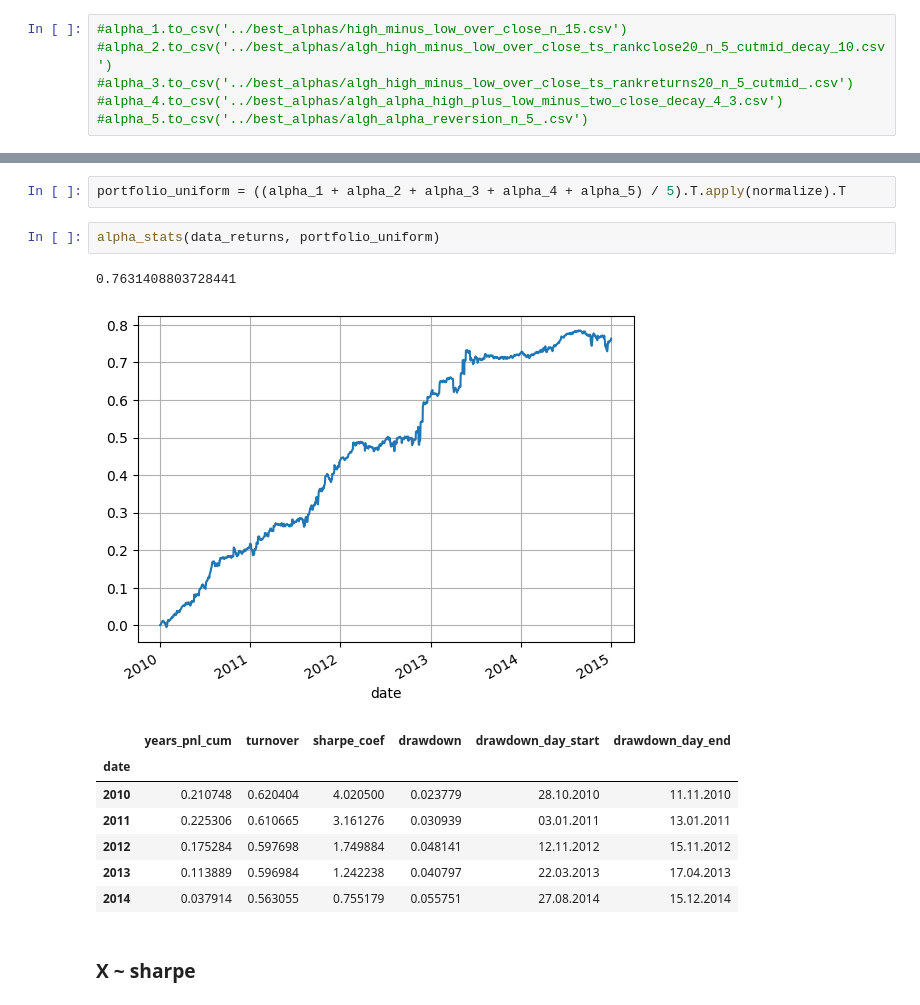
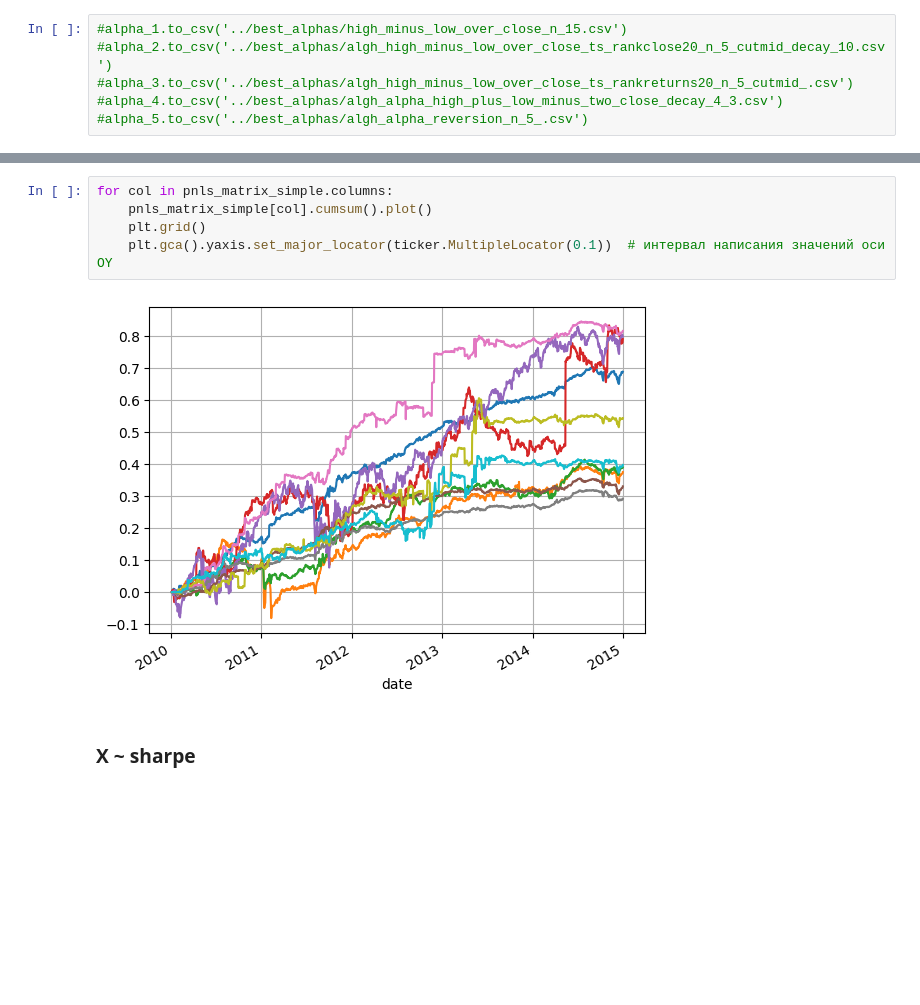
Before and after one commit to ChingisBadmaev/sirius_university, a Jupyter notebook: finding_alphas/task_list_3/portfolio.ipynb, the cells around one changed output, grey strips where cells are left out. Cells and saved outputs as stored; diff of their text form; blank space fills up the shorter version.

```diff
--- a/finding_alphas/task_list_3/portfolio.ipynb
+++ b/finding_alphas/task_list_3/portfolio.ipynb
@@ -411,17 +408,10 @@ plt.show()
-# %%
-portfolio_uniform = ((alpha_1 + alpha_2 + alpha_3 + alpha_4 + alpha_5) / 5).T.apply(normalize).T
-# %%
-alpha_stats(data_returns, portfolio_uniform)
-# %% [output]
-0.7631408803728441
-[figure, removed]
-|  | years_pnl_cum | turnover | sharpe_coef | drawdown | drawdown_day_start | drawdown_day_end |
-| date |  |  |  |  |  |  |
-| 2010 | 0.210748 | 0.620404 | 4.020500 | 0.023779 | 28.10.2010 | 11.11.2010 |
-| 2011 | 0.225306 | 0.610665 | 3.161276 | 0.030939 | 03.01.2011 | 13.01.2011 |
-| 2012 | 0.175284 | 0.597698 | 1.749884 | 0.048141 | 12.11.2012 | 15.11.2012 |
-| 2013 | 0.113889 | 0.596984 | 1.242238 | 0.040797 | 22.03.2013 | 17.04.2013 |
-| 2014 | 0.037914 | 0.563055 | 0.755179 | 0.055751 | 27.08.2014 | 15.12.2014 |
+# %%
+for col in pnls_matrix_simple.columns:
+    pnls_matrix_simple[col].cumsum().plot()
+    plt.grid()
+    plt.gca().yaxis.set_major_locator(ticker.MultipleLocator(0.1))  # интервал написания значений оси OY
+# %% [output]
+[figure, added]
 # %% [markdown]
 ### X ~ sharpe
 # %% [markdown]
```
Also changed, not shown: parts of 15 cells of this notebook.
